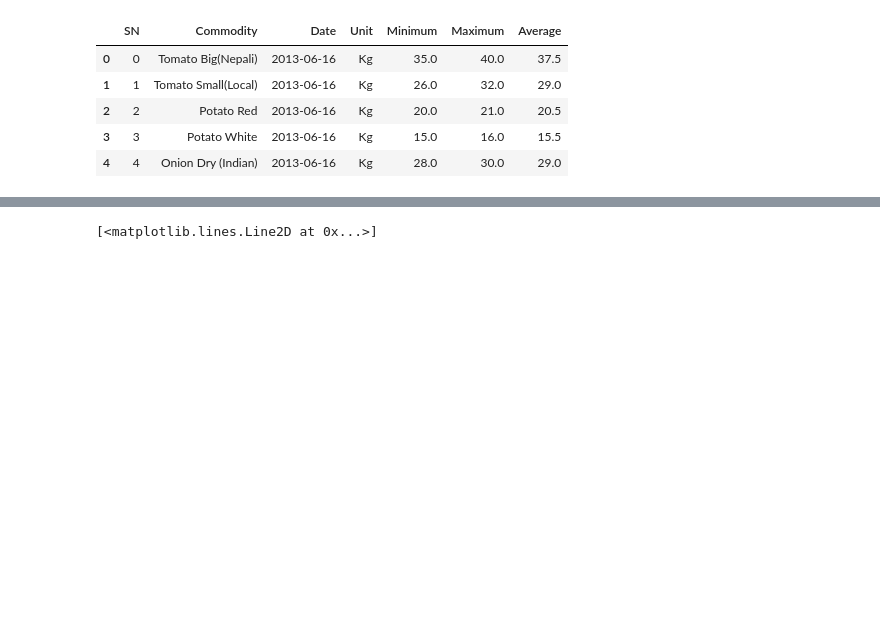
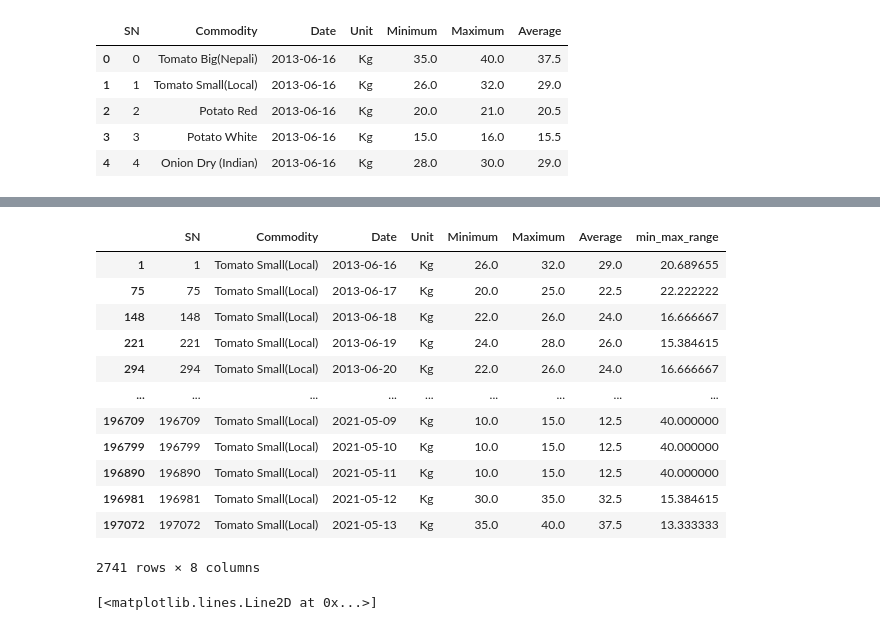
Before and after one commit to erwinschrodinger1/datathon_kalimati, a Jupyter notebook: main.ipynb, the cells around one changed output, grey strips where cells are left out. Drawn from its saved outputs; the diff is of its cells as text; code cells hidden in the pictures; blank space fills up the shorter version.

```diff
--- a/main.ipynb
+++ b/main.ipynb
@@ -18,3 +45,19 @@ dataset['Date'] = pd.to_datetime(dataset['Date'])
+# %%
+groupd.get_group("Tomato Small(Local)")
+# %% [output]
+|  | SN | Commodity | Date | Unit | Minimum | Maximum | Average | min_max_range |
+| 1 | 1 | Tomato Small(Local) | 2013-06-16 | Kg | 26.0 | 32.0 | 29.0 | 20.689655 |
+| 75 | 75 | Tomato Small(Local) | 2013-06-17 | Kg | 20.0 | 25.0 | 22.5 | 22.222222 |
+| 148 | 148 | Tomato Small(Local) | 2013-06-18 | Kg | 22.0 | 26.0 | 24.0 | 16.666667 |
+| 221 | 221 | Tomato Small(Local) | 2013-06-19 | Kg | 24.0 | 28.0 | 26.0 | 15.384615 |
+| 294 | 294 | Tomato Small(Local) | 2013-06-20 | Kg | 22.0 | 26.0 | 24.0 | 16.666667 |
+| ... | ... | ... | ... | ... | ... | ... | ... | ... |
+| 196709 | 196709 | Tomato Small(Local) | 2021-05-09 | Kg | 10.0 | 15.0 | 12.5 | 40.000000 |
+| 196799 | 196799 | Tomato Small(Local) | 2021-05-10 | Kg | 10.0 | 15.0 | 12.5 | 40.000000 |
+| 196890 | 196890 | Tomato Small(Local) | 2021-05-11 | Kg | 10.0 | 15.0 | 12.5 | 40.000000 |
+| 196981 | 196981 | Tomato Small(Local) | 2021-05-12 | Kg | 30.0 | 35.0 | 32.5 | 15.384615 |
+| 197072 | 197072 | Tomato Small(Local) | 2021-05-13 | Kg | 35.0 | 40.0 | 37.5 | 13.333333 |
+2741 rows × 8 columns
 # %%
 plt.plot(dataset["Date"], dataset['Average'])
 # %% [output]
```
Also changed, not shown: parts of 5 cells of this notebook, 3 other files.
